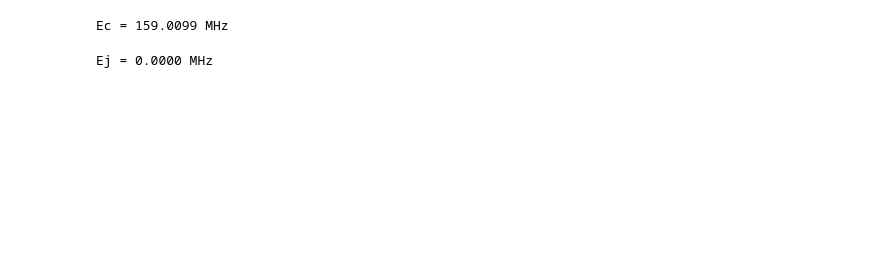
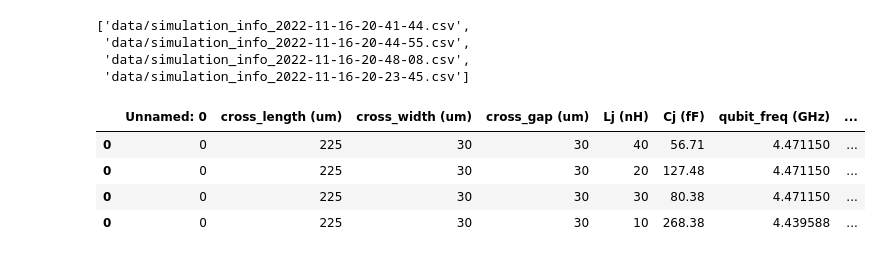
Before and after one commit to shanto268/LL_OCS_Qubit, a Jupyter notebook: optimize_ocs_transmon_numerically.ipynb, the cells around one changed output. Cells and saved outputs as stored; diff of their text form; code cells hidden in the pictures; blank space fills up the shorter version.

```diff
--- a/optimize_ocs_transmon_numerically.ipynb
+++ b/optimize_ocs_transmon_numerically.ipynb
@@ -110,9 +0,0 @@ C_qubit
-# %%
-Ec = cal_Ec_from_freq(freq,Lj)
-# %% [output]
-Ec = 159.0099 MHz
-# %%
-Ej = get_Ej_from_Lj(Lj)
-Ej
-# %% [output]
-Ej = 0.0000 MHz
@@ -118,0 +6,19 @@ Ej = 0.0000 MHz
+# %%
+data_files = glob.glob("data/*csv")
+data_files
+# %% [output]
+['data/simulation_info_2022-11-16-20-41-44.csv',
+ 'data/simulation_info_2022-11-16-20-44-55.csv',
+ 'data/simulation_info_2022-11-16-20-48-08.csv',
+ 'data/simulation_info_2022-11-16-20-23-45.csv']
+# %%
+dfs = [pd.read_csv(data_files[i]) for i in range(len(data_files))]
+# %%
+df = pd.concat(dfs)
+df
+# %% [output]
+|  | Unnamed: 0 | cross_length (um) | cross_width (um) | cross_gap (um) | Lj (nH) | Cj (fF) | qubit_freq (GHz) | ... |
+| 0 | 0 | 225 | 30 | 30 | 40 | 56.71 | 4.471150 | ... |
+| 0 | 0 | 225 | 30 | 30 | 20 | 127.48 | 4.471150 | ... |
+| 0 | 0 | 225 | 30 | 30 | 30 | 80.38 | 4.471150 | ... |
+| 0 | 0 | 225 | 30 | 30 | 10 | 268.38 | 4.439588 | ... |
```
Also changed, not shown: parts of 13 cells of this notebook, 8 other files.
